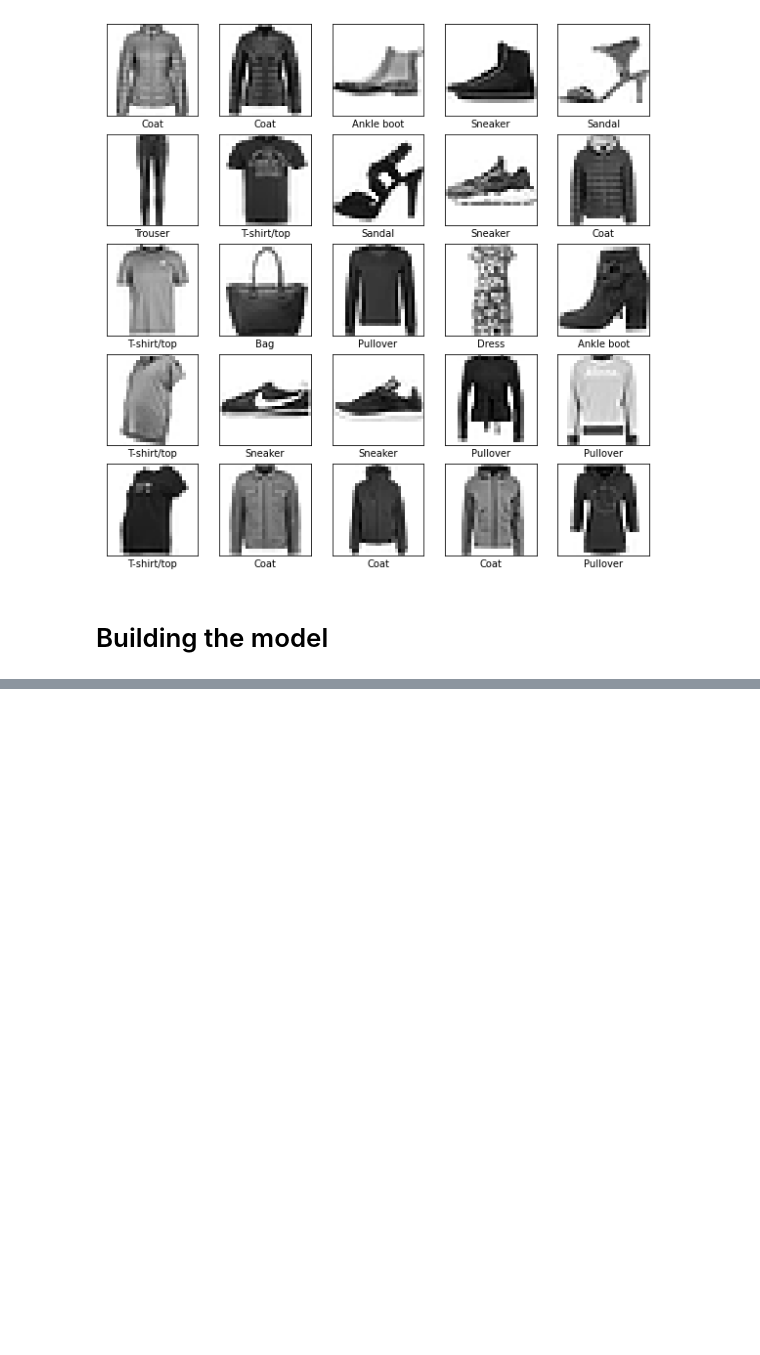
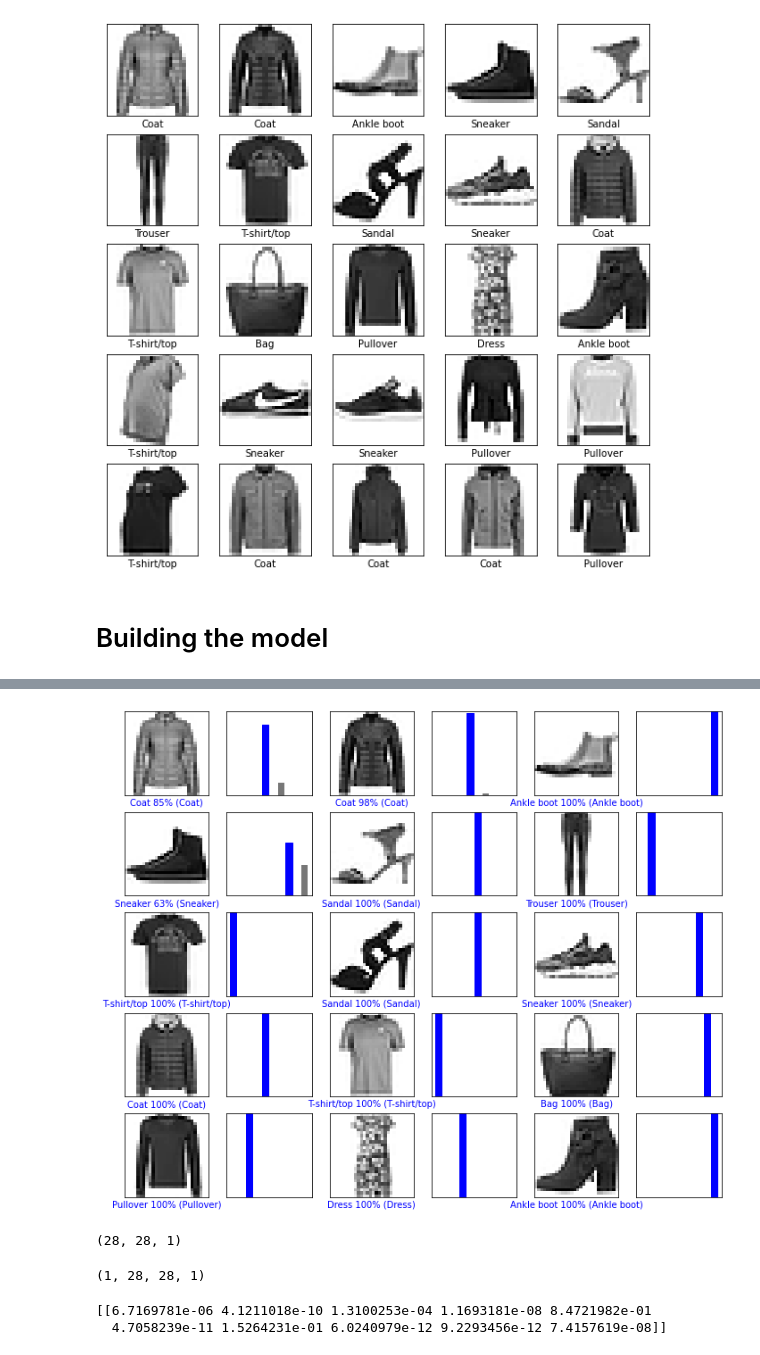
Before and after one commit to marcelounb/tensorflow_udacity, a Jupyter notebook: 02_fashion_mnist_CNNs.ipynb, the cells around one changed output, grey strips where cells are left out. Saved outputs shown, nothing was run; the diff lists cells and outputs as text; code cells hidden in the pictures; blank space fills up the shorter version.

```diff
--- a/02_fashion_mnist_CNNs.ipynb
+++ b/02_fashion_mnist_CNNs.ipynb
@@ -113,0 +112,9 @@ def cnn_model():
+# %%
+BATCH_SIZE = 32
+train_dataset = train_dataset.cache().repeat().shuffle(num_train_examples).batch(BATCH_SIZE)
+test_dataset = test_dataset.cache().batch(BATCH_SIZE)
+# %%
+# build the model
+model = cnn_model()
+# Fit the model
+history = model.fit(train_dataset, epochs=10, steps_per_epoch=math.ceil(num_train_examples/BATCH_SIZE))
@@ -113,0 +223,35 @@ def cnn_model():
+# %%
+# Plot the first X test images, their predicted label, and the true label
+# Color correct predictions in blue, incorrect predictions in red
+num_rows = 5
+num_cols = 3
+num_images = num_rows*num_cols
+plt.figure(figsize=(2*2*num_cols, 2*num_rows))
+for i in range(num_images):
+  plt.subplot(num_rows, 2*num_cols, 2*i+1)
+  plot_image(i, predictions, test_labels, test_images)
+  plt.subplot(num_rows, 2*num_cols, 2*i+2)
+  plot_value_array(i, predictions, test_labels)
+# %% [output]
+[figure, added]
+# %%
+# Grab an image from the test dataset
+img = test_images[0]
+
+print(img.shape)
+# %% [output]
+(28, 28, 1)
+# %%
+# Add the image to a batch where it's the only member.
+img = np.array([img])
+
+print(img.shape)
+# %% [output]
+(1, 28, 28, 1)
+# %%
+predictions_single = model.predict(img)
+
+print(predictions_single)
+# %% [output]
+[[6.7169781e-06 4.1211018e-10 1.3100253e-04 1.1693181e-08 8.4721982e-01
+  4.7058239e-11 1.5264231e-01 6.0240979e-12 9.2293456e-12 7.4157619e-08]]
```
Also changed, not shown: parts of 19 cells of this notebook.
